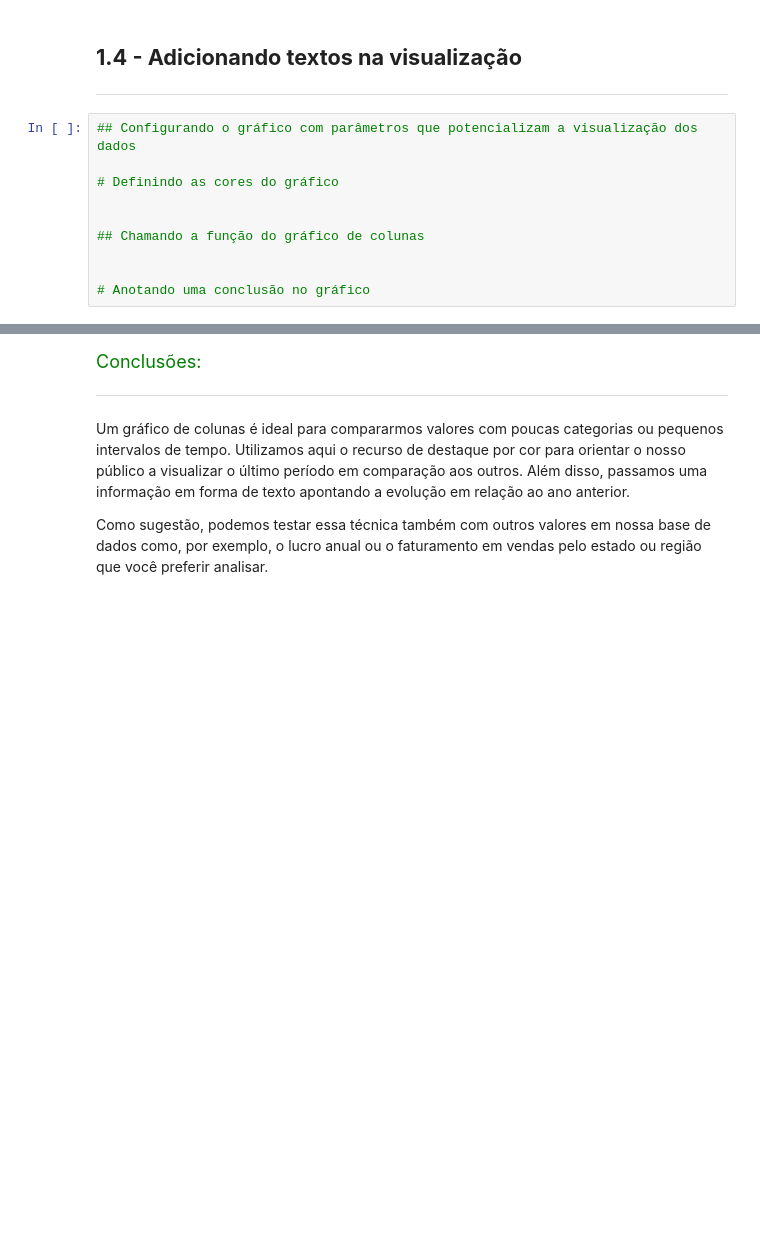
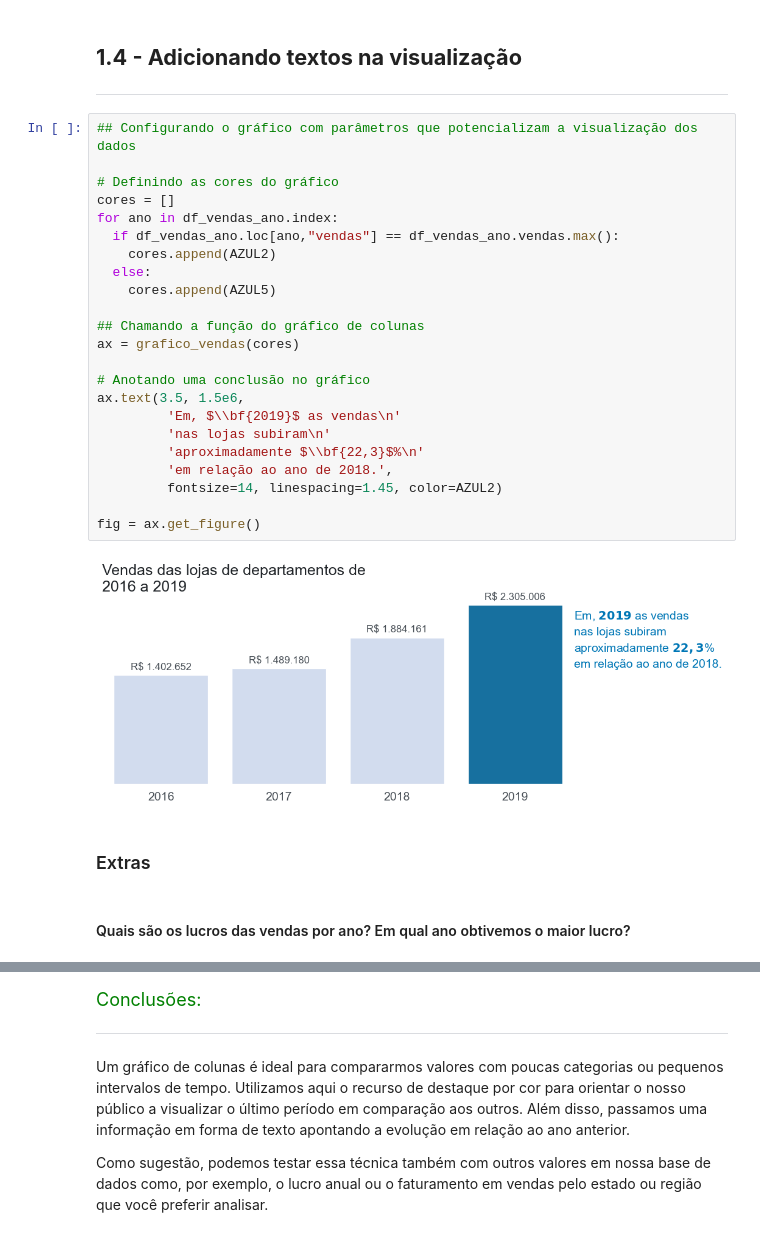
Before and after one commit to ledsouza/dataviz_vendas_lojas, a Jupyter notebook: Dataviz_ Gráficos.ipynb, the cells around one changed output, grey strips where cells are left out. Saved outputs shown, nothing was run; the diff lists cells and outputs as text; blank space fills up the shorter version.

```diff
--- a/Dataviz_ Gráficos.ipynb
+++ b/Dataviz_ Gráficos.ipynb
@@ -196,10 +218,29 @@ ax = grafico_vendas()
 # %%
 ## Configurando o gráfico com parâmetros que potencializam a visualização dos dados
 
 # Definindo as cores do gráfico
-
+cores = []
+for ano in df_vendas_ano.index:
+  if df_vendas_ano.loc[ano,"vendas"] == df_vendas_ano.vendas.max():
+    cores.append(AZUL2)
+  else:
+    cores.append(AZUL5)
 
 ## Chamando a função do gráfico de colunas
-
+ax = grafico_vendas(cores)
 
 # Anotando uma conclusão no gráfico
+ax.text(3.5, 1.5e6,
+         'Em, $\\bf{2019}$ as vendas\n'
+         'nas lojas subiram\n'
+         'aproximadamente $\\bf{22,3}$%\n'
+         'em relação ao ano de 2018.',
+         fontsize=14, linespacing=1.45, color=AZUL2)
+
+fig = ax.get_figure()
+# %% [output]
+[figure, added]
+# %% [markdown]
+### Extras
+# %% [markdown]
+#### Quais são os lucros das vendas por ano? Em qual ano obtivemos o maior lucro?
```
Also changed, not shown: parts of 15 cells of this notebook.
